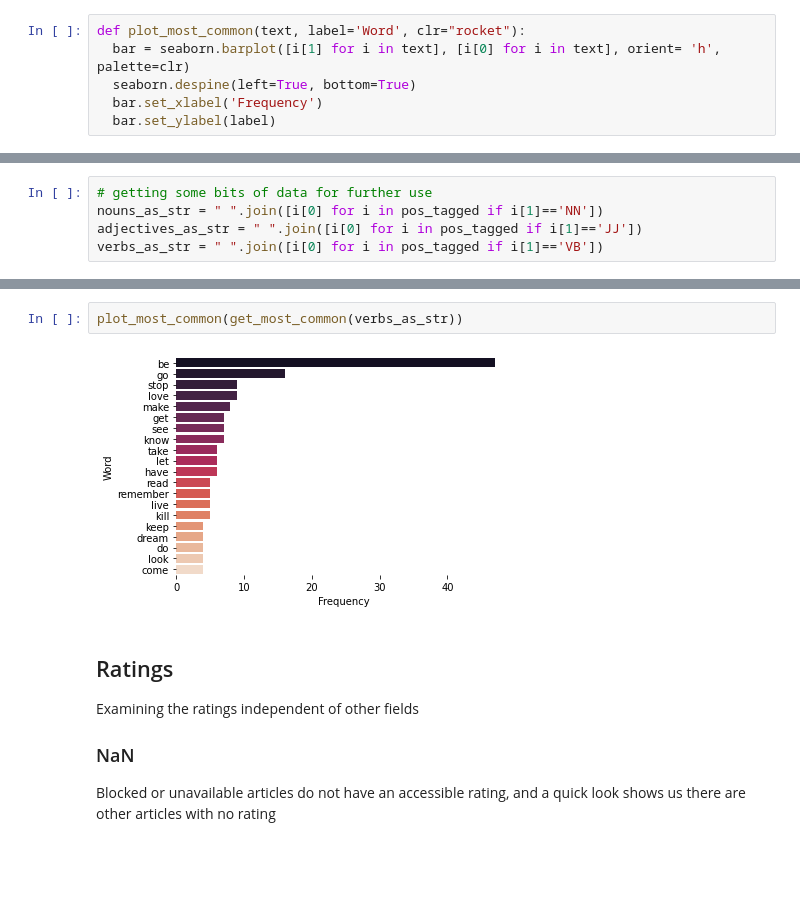
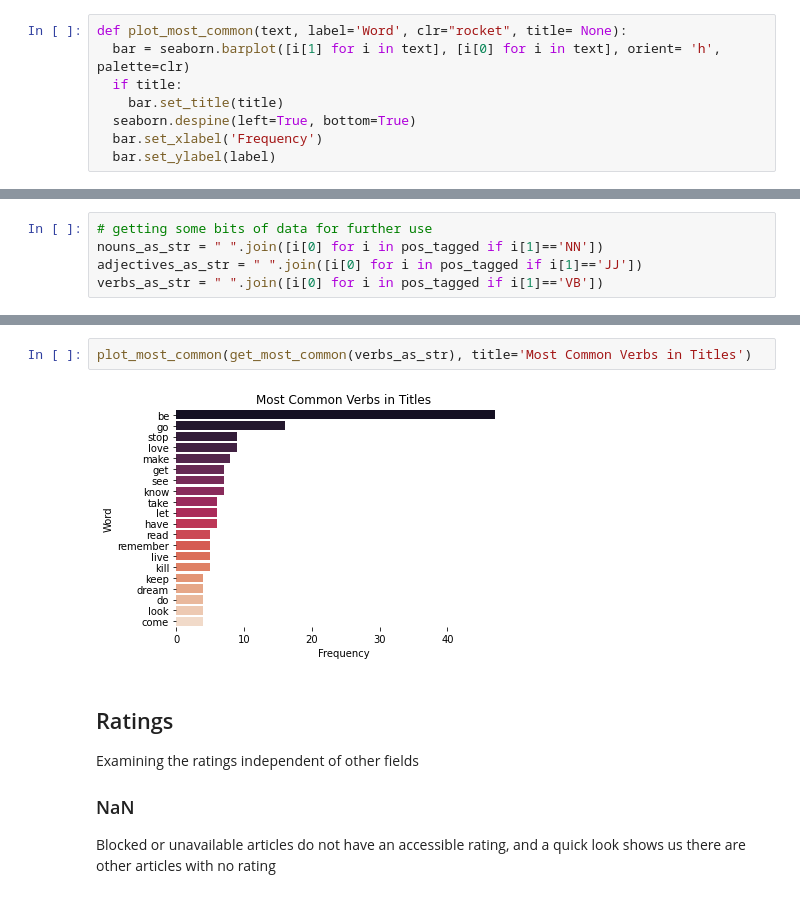
Before and after one commit to CZboop/SCP-Scraping-and-Analysis, a Jupyter notebook: SCPAnalysis.ipynb, the cells around one changed output, grey strips where cells are left out. Drawn from its saved outputs; the diff is of its cells as text; blank space fills up the shorter version.

```diff
--- a/SCPAnalysis.ipynb
+++ b/SCPAnalysis.ipynb
@@ -79,8 +79,10 @@ def get_most_common(text):
     word_counts[i] = text.count(i)
   return sorted(word_counts.items(), key=lambda item: item[1], reverse=True)[:20]
 # %%
-def plot_most_common(text, label='Word', clr="rocket"):
+def plot_most_common(text, label='Word', clr="rocket", title= None):
   bar = seaborn.barplot([i[1] for i in text], [i[0] for i in text], orient= 'h', palette=clr)
+  if title:
+    bar.set_title(title)
   seaborn.despine(left=True, bottom=True)
   bar.set_xlabel('Frequency')
   bar.set_ylabel(label)
@@ -169,7 +171,7 @@ plot_most_common(get_most_common(adjectives_as_str))
 # %%
-plot_most_common(get_most_common(verbs_as_str))
+plot_most_common(get_most_common(verbs_as_str), title='Most Common Verbs in Titles')
 # %% [output]
-[figure, old version]
+[figure, new version]
 # %% [markdown]
 ## Ratings
 
```
Also changed, not shown: parts of 26 cells of this notebook.
